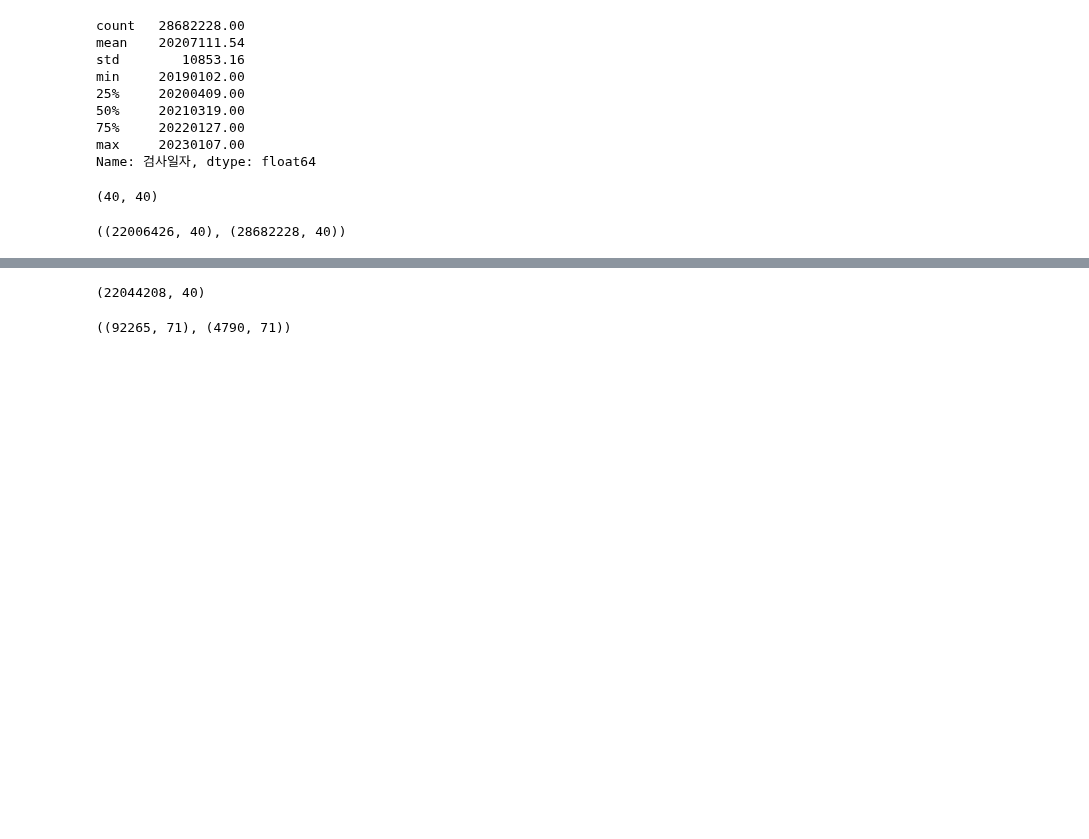
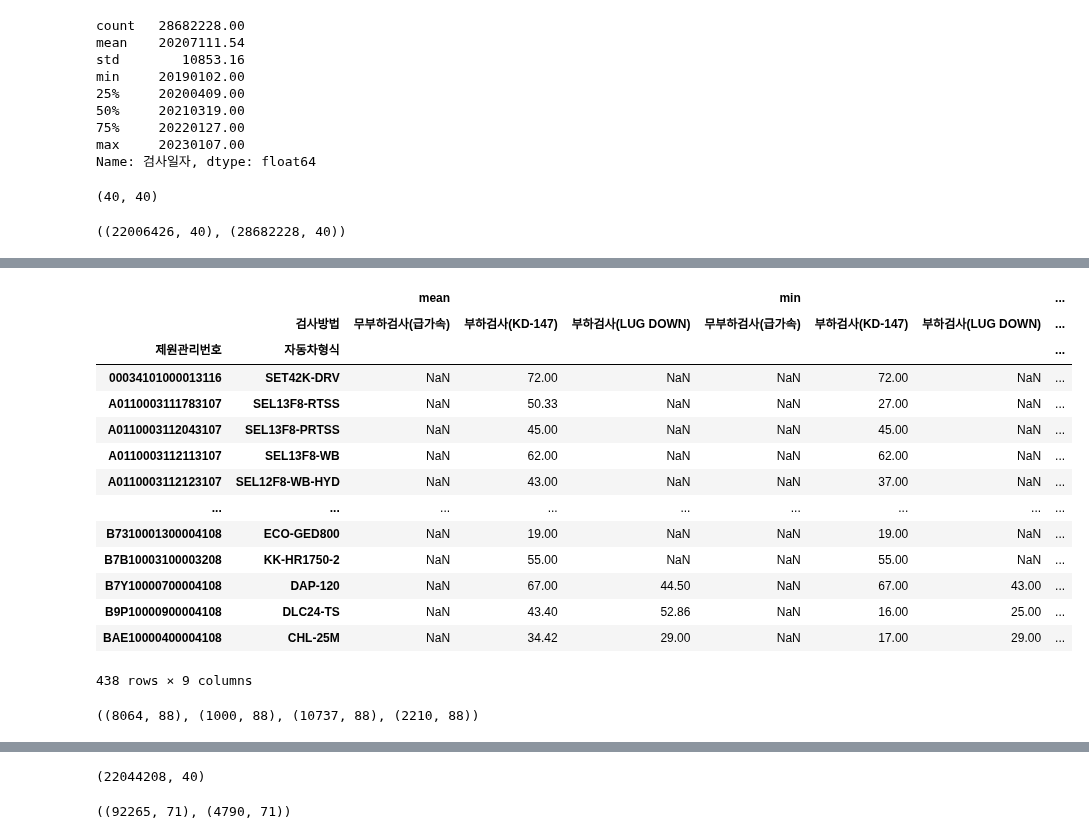
Before and after one commit to kbjung/wabotech, a Jupyter notebook: car_big_data_2/[BD1]4등급_데이터_점검.ipynb, the cells around one changed output, grey strips where cells are left out. Cells and saved outputs as stored; diff of their text form; code cells hidden in the pictures; blank space fills up the shorter version.

```diff
--- a/car_big_data_2/[BD1]4등급_데이터_점검.ipynb
+++ b/car_big_data_2/[BD1]4등급_데이터_점검.ipynb
@@ -939,0 +1139,18 @@ ins.shape, dins.shape
+# %%
+dcond1N.groupby(['제원관리번호', '자동차형식', '검사방법'])['무부하매연측정치1'].agg(['mean', 'min', 'max']).unstack()
+# %% [output]
+|  |  | mean |  |  | min |  |  | ... |
+|  | 검사방법 | 무부하검사(급가속) | 부하검사(KD-147) | 부하검사(LUG DOWN) | 무부하검사(급가속) | 부하검사(KD-147) | 부하검사(LUG DOWN) | ... |
+| 제원관리번호 | 자동차형식 |  |  |  |  |  |  | ... |
+| 00034101000013116 | SET42K-DRV | NaN | 72.00 | NaN | NaN | 72.00 | NaN | ... |
+| A0110003111783107 | SEL13F8-RTSS | NaN | 50.33 | NaN | NaN | 27.00 | NaN | ... |
+| A0110003112043107 | SEL13F8-PRTSS | NaN | 45.00 | NaN | NaN | 45.00 | NaN | ... |
+| A0110003112113107 | SEL13F8-WB | NaN | 62.00 | NaN | NaN | 62.00 | NaN | ... |
+| A0110003112123107 | SEL12F8-WB-HYD | NaN | 43.00 | NaN | NaN | 37.00 | NaN | ... |
+| ... | ... | ... | ... | ... | ... | ... | ... | ... |
+| B7310001300004108 | ECO-GED800 | NaN | 19.00 | NaN | NaN | 19.00 | NaN | ... |
+| B7B10003100003208 | KK-HR1750-2 | NaN | 55.00 | NaN | NaN | 55.00 | NaN | ... |
+| B7Y10000700004108 | DAP-120 | NaN | 67.00 | 44.50 | NaN | 67.00 | 43.00 | ... |
+| B9P10000900004108 | DLC24-TS | NaN | 43.40 | 52.86 | NaN | 16.00 | 25.00 | ... |
+| BAE10000400004108 | CHL-25M | NaN | 34.42 | 29.00 | NaN | 17.00 | 29.00 | ... |
+438 rows × 9 columns
@@ -939,0 +1160,9 @@ ins.shape, dins.shape
+# %%
+# 3등급
+icond2Y = icond2[icond2['무부하매연판정1'] == 'Y'].reset_index(drop=True) # 정기 매연검사 합격
+icond2N = icond2[icond2['무부하매연판정1'] == 'N'].reset_index(drop=True) # 정기 매연검사 불합격
+dcond2Y = dcond2[dcond2['무부하매연판정1'] == 'Y'].reset_index(drop=True) # 정밀 매연검사 합격
+dcond2N = dcond2[dcond2['무부하매연판정1'] == 'N'].reset_index(drop=True) # 정밀 매연검사 불합격
+icond2Y.shape, icond2N.shape, dcond2Y.shape, dcond2N.shape
+# %% [output]
+((8064, 88), (1000, 88), (10737, 88), (2210, 88))
```
Also changed, not shown: parts of 65 cells of this notebook.
